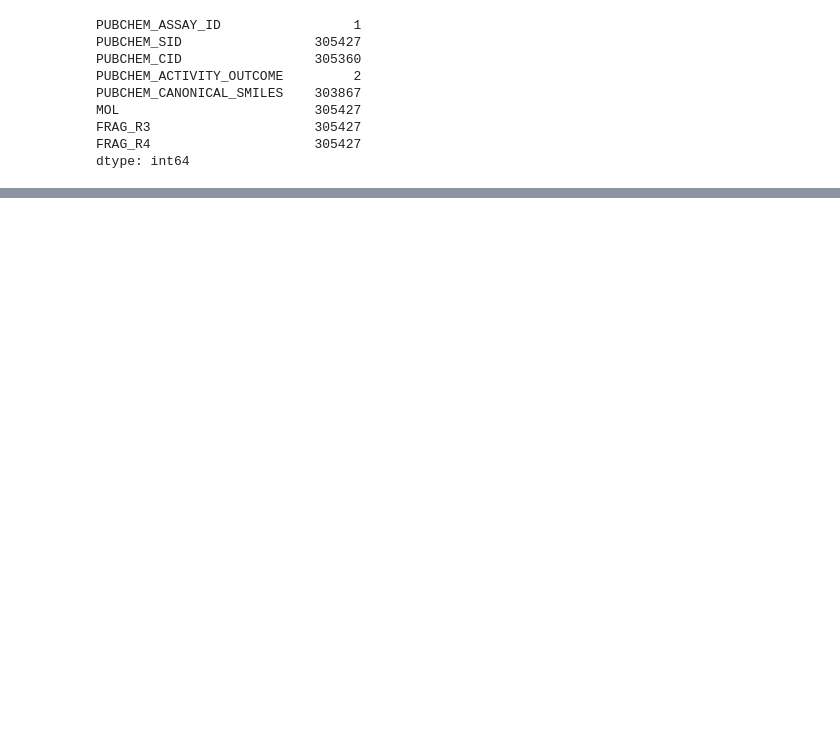
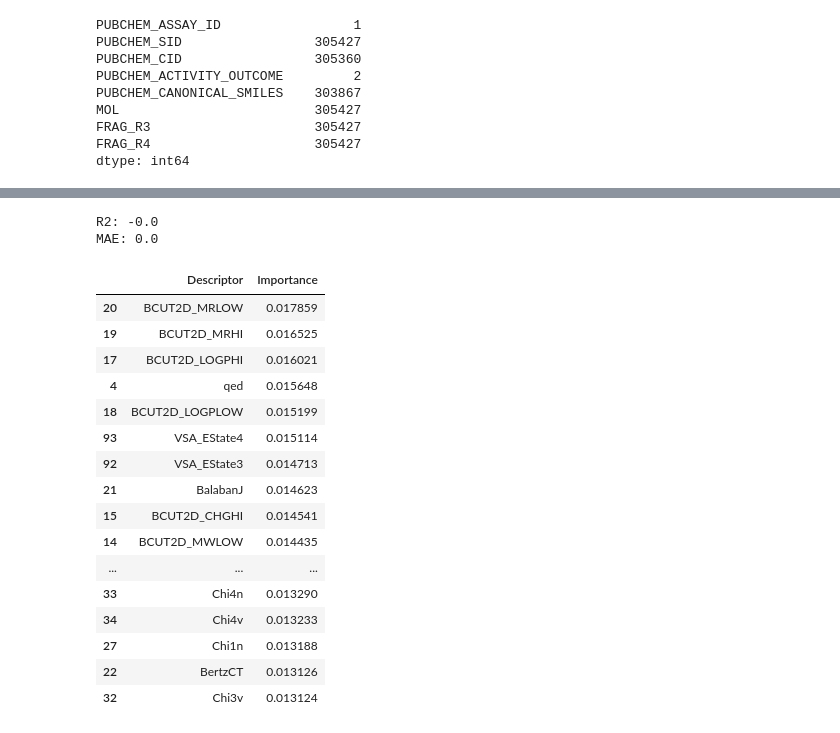
Before and after one commit to gentlelentil/assay_ML, a Jupyter notebook: ML_FP/fp_ML.ipynb, the cells around one changed output, grey strips where cells are left out. Saved outputs shown, nothing was run; the diff lists cells and outputs as text; code cells hidden in the pictures; blank space fills up the shorter version.

```diff
--- a/ML_FP/fp_ML.ipynb
+++ b/ML_FP/fp_ML.ipynb
@@ -443,8 +577,14 @@ show(training_data.head(4))
 # %%
-# dataset = all_df.copy()
-# y_dataset_test = dataset["PUBCHEM_ACTIVITY_OUTCOME"]
-# encode = LabelEncoder()
-# encode.fit(y_dataset_test)
-# encoded_y = encode.transform(y_dataset_test)
+# training_data["PUBCHEM_ACTIVITY_OUTCOME"].replace(0, "Inactive", inplace=True)
+# training_data["PUBCHEM_ACTIVITY_OUTCOME"].replace(1, "Active", inplace=True)
+
+# show(training_data.head(4))
+
+
+y_dataset_test = training_data["PUBCHEM_ACTIVITY_OUTCOME"]
+encode = LabelEncoder()
+encode.fit(y_dataset_test)
+encoded_y = encode.transform(y_dataset_test)
 
 # # print(encoded_y)
+# show(training_data.head(4))
@@ -463,17 +605,19 @@ dtype: int64
 # %%
 seed = 20
 
-# folds = 5
-# jobs = 12
+folds = 5
+jobs = 12
 
-y_data = training_data["PUBCHEM_ACTIVITY_OUTCOME"]
+# y_data = training_data["PUBCHEM_ACTIVITY_OUTCOME"]
+
+y_data = encoded_y
 x_data = dict(Descriptors=descr, Morgan0=morgan0, Morgan1=morgan1, Morgan2=morgan2,
                   Morgan3=morgan3, Topological=topol, AtomPair=atpair)
 
-# kf = KFold(n_splits=folds, shuffle=True, random_state=seed)
-# spl = list(kf.split(descr[max_radius], y_data))
+kf = KFold(n_splits=folds, shuffle=True, random_state=seed)
+spl = list(kf.split(descr[max_radius], y_data))
 # %%
-trees = 1000
+trees = 5000
 # %%
 #maybe skip this step
 
@@ -591,0 +672,30 @@ ValueError: Input contains NaN, infinity or a value too large for dtype('float32
+# %%
+rf_pred = rf.predict(x_test)
+print(stats(y_test, rf_pred))
+# %% [output]
+R2: -0.0
+MAE: 0.0
+# %%
+#Feature importance
+feat_import = pd.DataFrame(zip(desc_calc.descriptorNames, rf.feature_importances_),
+                            columns=['Descriptor', 'Importance']).sort_values('Importance', ascending=False)
+# %%
+feat_import.head(20)
+# %% [output]
+|  | Descriptor | Importance |
+| 20 | BCUT2D_MRLOW | 0.017859 |
+| 19 | BCUT2D_MRHI | 0.016525 |
+| 17 | BCUT2D_LOGPHI | 0.016021 |
+| 4 | qed | 0.015648 |
+| 18 | BCUT2D_LOGPLOW | 0.015199 |
+| 93 | VSA_EState4 | 0.015114 |
+| 92 | VSA_EState3 | 0.014713 |
+| 21 | BalabanJ | 0.014623 |
+| 15 | BCUT2D_CHGHI | 0.014541 |
+| 14 | BCUT2D_MWLOW | 0.014435 |
+| ... | ... | ... |
+| 33 | Chi4n | 0.013290 |
+| 34 | Chi4v | 0.013233 |
+| 27 | Chi1n | 0.013188 |
+| 22 | BertzCT | 0.013126 |
+| 32 | Chi3v | 0.013124 |
```
Also changed, not shown: parts of 28 cells of this notebook, 3 other files.
